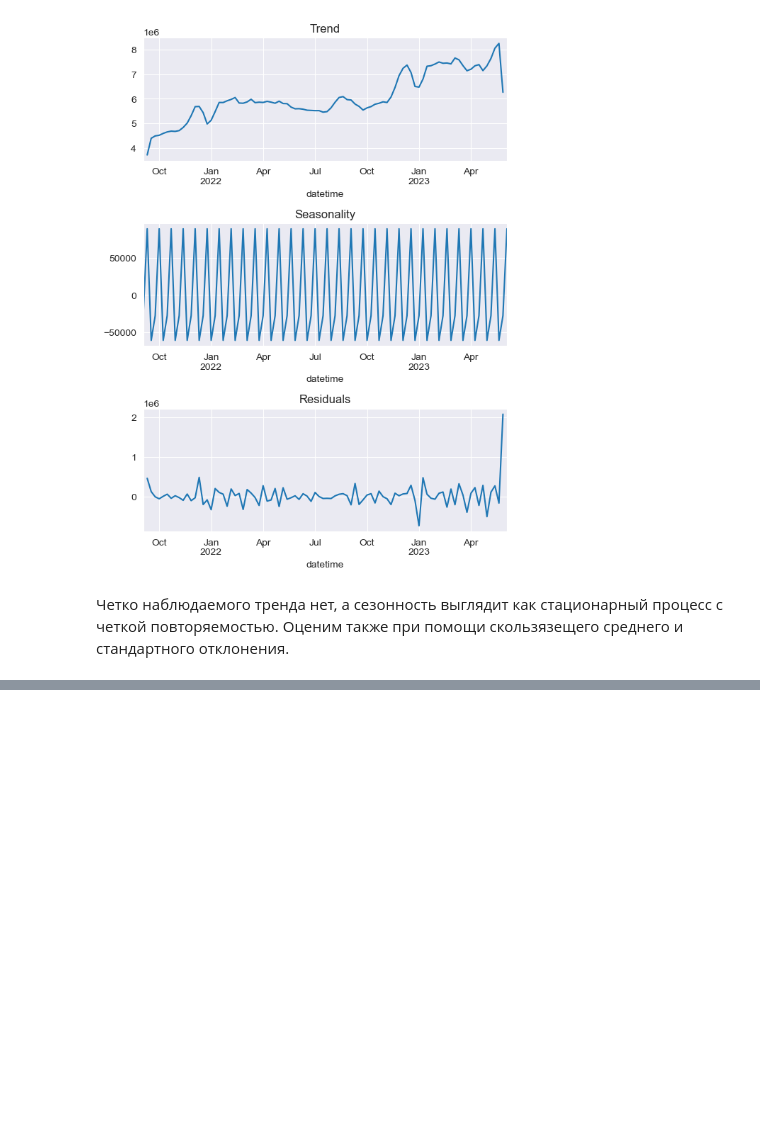
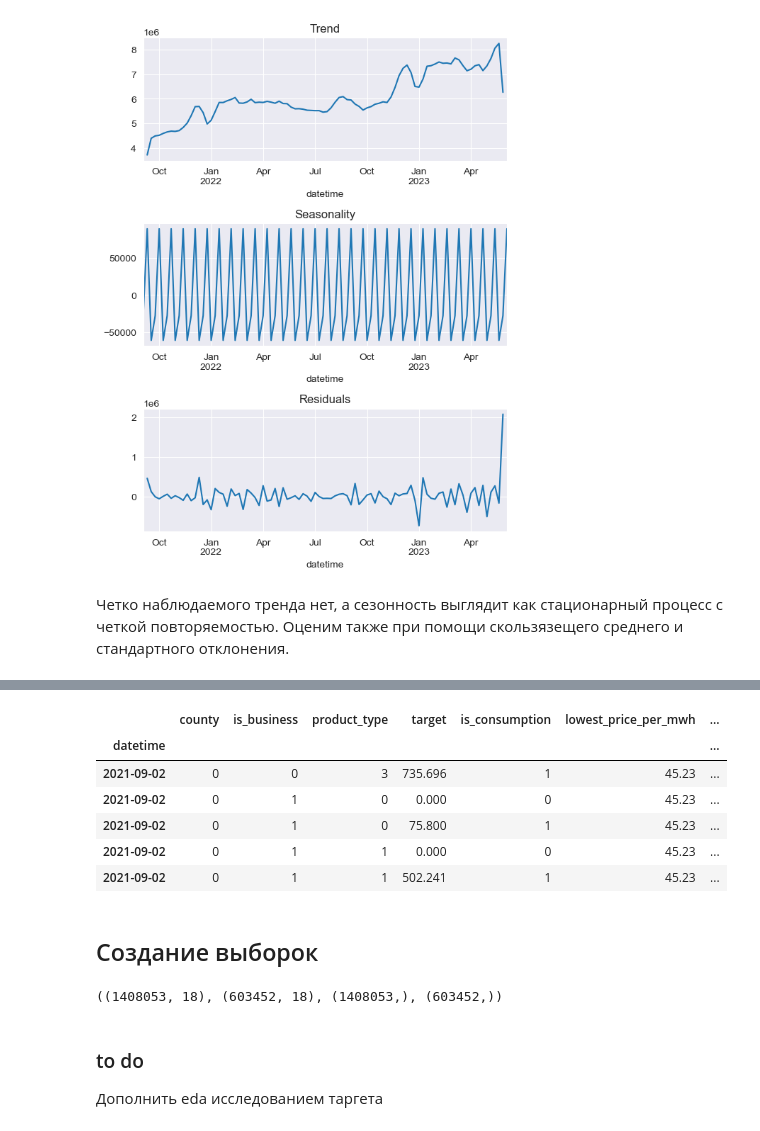
Before and after one commit to themjdex/energy-behavior-predictions, a Jupyter notebook: Enefit.ipynb, the cells around one changed output, grey strips where cells are left out. Saved outputs shown, nothing was run; the diff lists cells and outputs as text; code cells hidden in the pictures; blank space fills up the shorter version.

Commit message:
add features and split data

```diff
--- a/Enefit.ipynb
+++ b/Enefit.ipynb
@@ -634,0 +643,42 @@ date_and_target_re_1w.plot();
+# %%
+def make_datetime_features(df: pd.DataFrame, lag: int, rolling_size: int) -> pd.DataFrame:
+    """
+    Функция создает дополнительные признаки даты и времени,
+    а также добавляет лаги и скользящее среднее
+
+    :param pd.DataFrame df: датафрейм, который нужно дополнить
+    :param int lag: число, на которое нужно сделать сдвиг по данным
+    :param int rolling_size: размер скользящего окна
+    """
+    df['month'] = df['datetime'].dt.month
+    df['week'] = df['datetime'].dt.week
+    df['dayofweek'] = df['datetime'].dt.dayofweek
+    df['day'] = df['datetime'].dt.day
+    df['hour'] = df['datetime'].dt.hour
+
+    for lag in range(1, lag + 1):
+        df['lag_{}'.format(lag)] = df['target'].shift(lag)
+
+    df['rolling_mean'] = df['target'].shift().rolling(rolling_size).mean()
+
+    return df
+# %%
+final_data = make_datetime_features(final_data, 5, 5)
+# %%
+# сделаем datetime индексом
+final_data = final_data.set_index('datetime')
+
+# удалим пропуски
+final_data = final_data.dropna()
+# %%
+final_data.head()
+# %% [output]
+|  | county | is_business | product_type | target | is_consumption | lowest_price_per_mwh | ... |
+| datetime |  |  |  |  |  |  | ... |
+| 2021-09-02 | 0 | 0 | 3 | 735.696 | 1 | 45.23 | ... |
+| 2021-09-02 | 0 | 1 | 0 | 0.000 | 0 | 45.23 | ... |
+| 2021-09-02 | 0 | 1 | 0 | 75.800 | 1 | 45.23 | ... |
+| 2021-09-02 | 0 | 1 | 1 | 0.000 | 0 | 45.23 | ... |
+| 2021-09-02 | 0 | 1 | 1 | 502.241 | 1 | 45.23 | ... |
+# %% [markdown]
+## Создание выборок
@@ -634,0 +692,12 @@ date_and_target_re_1w.plot();
+# %%
+# разделим на трейновую и тестовую выборки
+feature_train, feature_test, target_train, target_test = train_test_split(
+    features, target, shuffle=False, test_size=.3, random_state=RANDOM_STATE
+)
+
+(feature_train.shape, feature_test.shape, target_train.shape, target_test.shape)
+# %% [output]
+((1408053, 18), (603452, 18), (1408053,), (603452,))
+# %% [markdown]
+### to do
+Дополнить eda исследованием таргета
```
Also changed, not shown: parts of 8 cells of this notebook.
